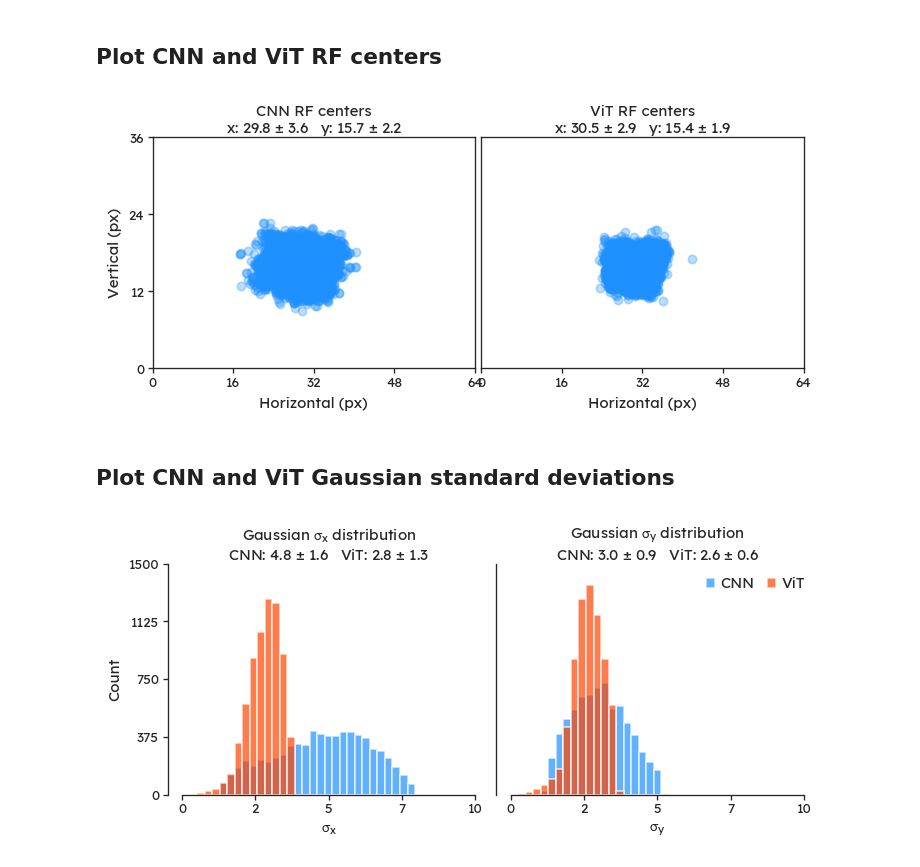
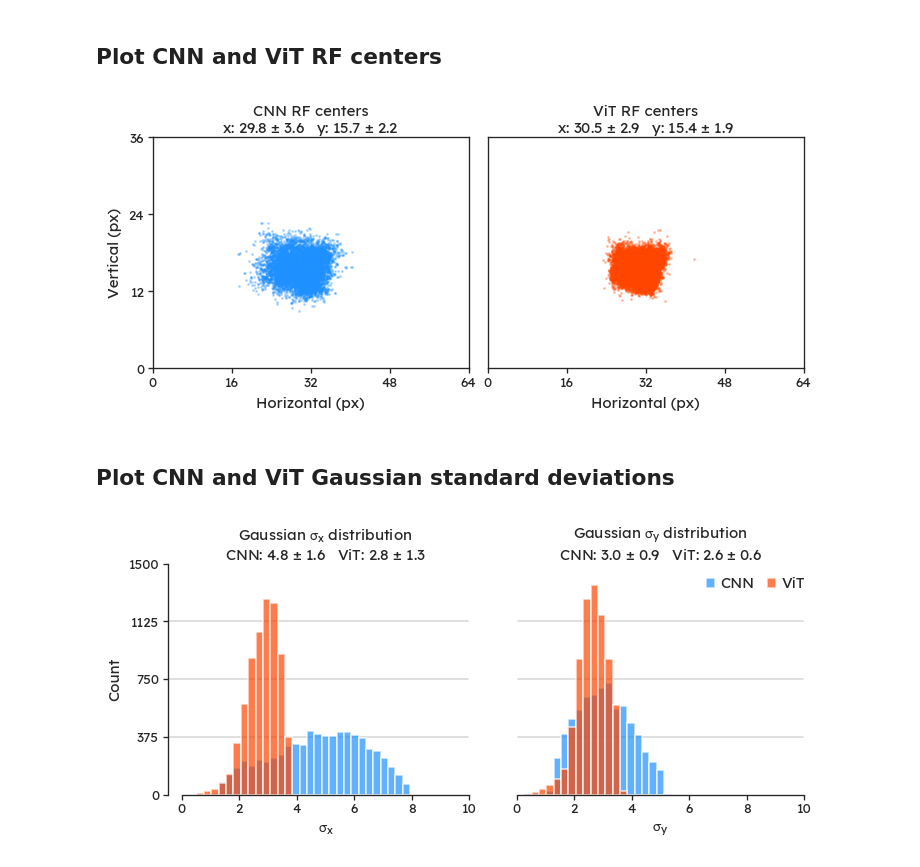
Before and after one commit to bryanlimy/V1T, a Jupyter notebook: misc/plot_RFs.ipynb, the cells around one changed output. Drawn from its saved outputs; the diff is of its cells as text; code cells hidden in the pictures.

Commit message:
update plots

```diff
--- a/misc/plot_RFs.ipynb
+++ b/misc/plot_RFs.ipynb
@@ -39,14 +39,14 @@ tick_fontsize, label_fontsize, title_fontsize = 8, 9, 10
 figure, axes = plt.subplots(
     nrows=1,
     ncols=2,
-    gridspec_kw={"wspace": 0.02, "hspace": 0.0},
+    gridspec_kw={"wspace": 0.06, "hspace": 0.0},
     figsize=(7, 2.5),
     dpi=120,
 )
 
 
-axes[0].scatter(x=cnn_x, y=cnn_y, s=100, marker=".", alpha=0.3, color="dodgerblue")
-axes[1].scatter(x=vit_x, y=vit_y, s=100, marker=".", alpha=0.3, color="dodgerblue")
+axes[0].scatter(x=cnn_x, y=cnn_y, s=2, marker=".", alpha=0.3, color="dodgerblue")
+axes[1].scatter(x=vit_x, y=vit_y, s=2, marker=".", alpha=0.3, color="orangered")
 
 cnn_title = "CNN RF centers\n"
 cnn_title += rf"x: {np.mean(cnn_x):.01f} $\pm$ {np.std(cnn_x):.01f}   "
@@ -68,34 +68,34 @@ tensorboard.set_xticks(
     label="Horizontal (px)",
     tick_fontsize=tick_fontsize,
     label_fontsize=label_fontsize,
 )
 tensorboard.set_yticks(
     axis=axes[0],
     ticks_loc=y_range,
     ticks=y_range.astype(int),
     label="Vertical (px)",
     tick_fontsize=tick_fontsize,
     label_fontsize=label_fontsize,
 )
 
 tensorboard.set_xticks(
     axis=axes[1],
     ticks_loc=x_range,
     ticks=x_range.astype(int),
     label="Horizontal (px)",
     tick_fontsize=tick_fontsize,
     label_fontsize=label_fontsize,
 )
 axes[1].set_yticks([])
 axes[1].set_ylim(0, IMAGE_SIZE[1])
 
 filename = os.path.join("plots", "RF_centers.jpg")
 tensorboard.save_figure(figure, filename=filename, dpi=240, close=False)
 
 plt.show()
 plt.close(figure)
 # %% [output]
-[figure, old version]
+[figure, new version]
 # %% [markdown]
 ## Plot CNN and ViT Gaussian standard deviations
 # %%
@@ -111,12 +111,13 @@ tick_fontsize, label_fontsize, title_fontsize = 8, 9, 10
 figure, axes = plt.subplots(
     nrows=1,
     ncols=2,
-    gridspec_kw={"wspace": 0.02, "hspace": 0.0},
+    gridspec_kw={"wspace": 0.06, "hspace": 0.0},
     figsize=(7, 2.5),
     dpi=120,
 )
 alpha = 0.7
-bins = np.linspace(0, 10, 40)
+x_max = 10
+bins = np.linspace(0, x_max, 40)
 
 axes[0].hist(cnn_sigma_x, bins=bins, alpha=alpha, color="dodgerblue", label="CNN")
 axes[0].hist(vit_sigma_x, bins=bins, alpha=alpha, color="orangered", label="ViT")
@@ -145,7 +146,7 @@ axes[1].legend(
     fontsize=label_fontsize,
 )
 
-x_range = np.linspace(0, 10, 5)
+x_range = np.linspace(0, x_max, 6)
 y_max = 1500
 y_range = np.linspace(0, y_max, 5)
 
@@ -178,7 +179,23 @@ axes[1].set_yticks([])
 axes[1].set_ylim(0, y_max)
 
 sns.despine(ax=axes[0], top=True, right=True, trim=True)
-sns.despine(ax=axes[1], top=True, right=True, trim=True)
+sns.despine(ax=axes[1], top=True, right=True, left=True, trim=True)
+
+# plot y-axis grid lines
+for y_value in y_range:
+    if 0 < y_value < y_max:
+        axes[0].axhline(
+            y_value, xmax=0.95, color="gray", alpha=0.3, linewidth=1, zorder=0
+        )
+        axes[1].axhline(
+            y_value,
+            xmin=0.05,
+            xmax=0.95,
+            color="gray",
+            alpha=0.3,
+            linewidth=1,
+            zorder=0,
+        )
 
 
 filename = os.path.join("plots", "RF_sigmas.jpg")
@@ -187,4 +204,4 @@ tensorboard.save_figure(figure, filename=filename, dpi=240, close=False)
 plt.show()
 plt.close(figure)
 # %% [output]
-[figure, old version]
+[figure, new version]
```
Also changed, not shown: 1 other file.
